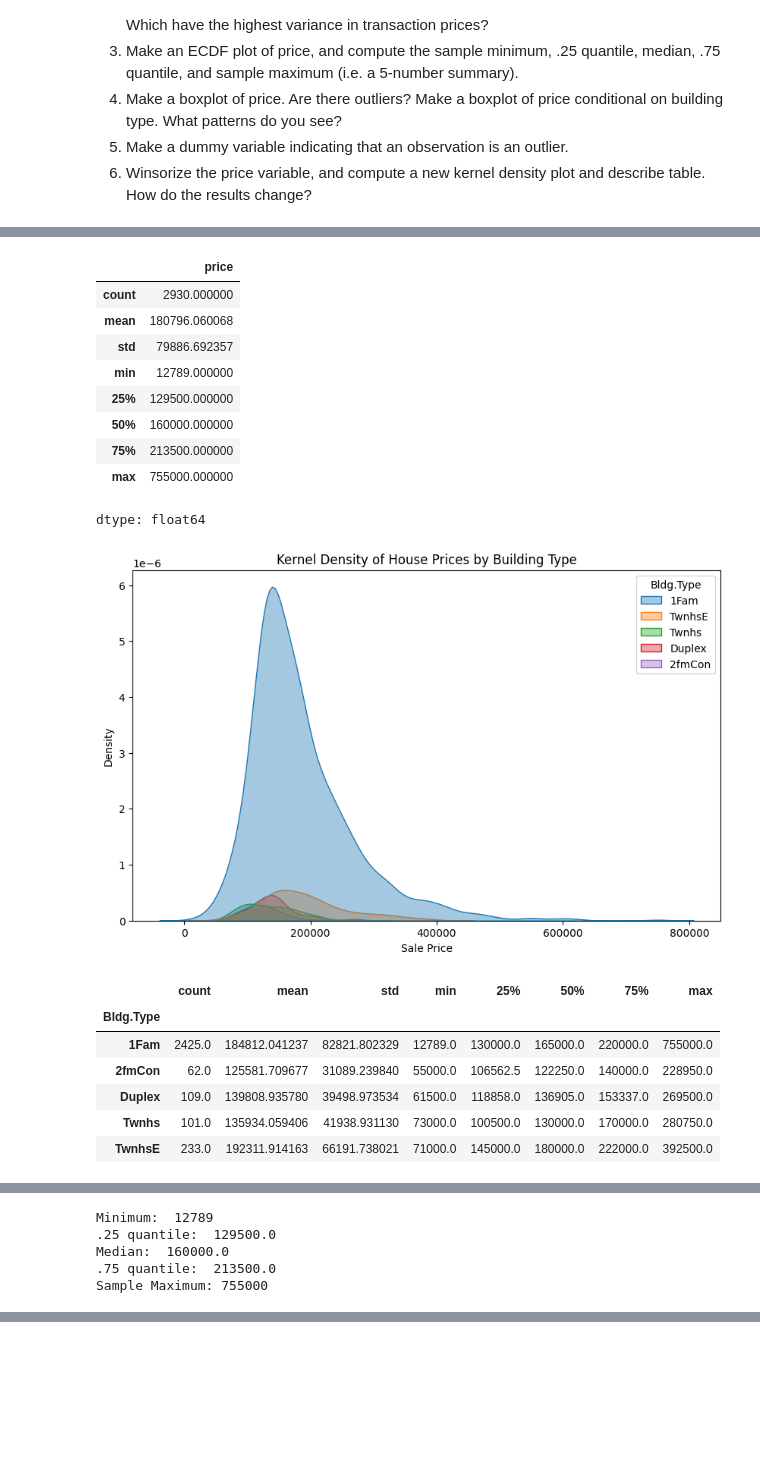
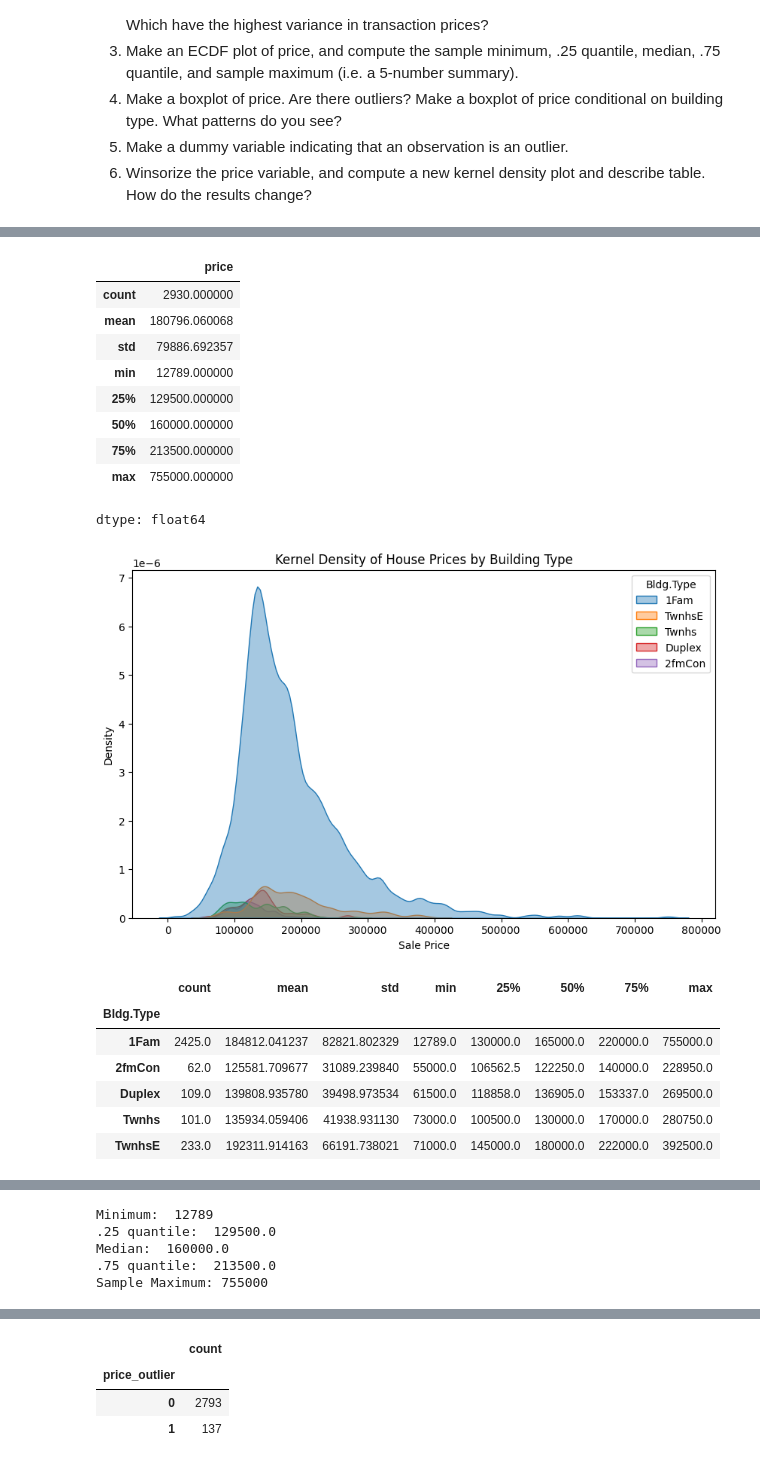
Before and after one commit to thomashooks53/undergrad_ml_assignments, a Jupyter notebook: 01_assignment_wrangling_and_eda.ipynb, the cells around one changed output, grey strips where cells are left out. Saved outputs shown, nothing was run; the diff lists cells and outputs as text; code cells hidden in the pictures; blank space fills up the shorter version.

```diff
--- a/01_assignment_wrangling_and_eda.ipynb
+++ b/01_assignment_wrangling_and_eda.ipynb
@@ -676,16 +676,15 @@ display(ames['price'].describe())
 
 #KDE Plot Conditional on Building Type
 plt.figure(figsize=(10,6))
-sns.kdeplot(data=ames, x='price', hue='Bldg.Type', fill=True, alpha=0.4)
+sns.kdeplot(data=ames, x='price', hue='Bldg.Type', fill=True, bw_adjust = 0.5, alpha=0.4)
 plt.xlabel("Sale Price")
 plt.ylabel("Density")
 plt.title("Kernel Density of House Prices by Building Type")
 plt.show()
 
-# Describe by building type
 display(ames.groupby('Bldg.Type')['price'].describe())
 #This data is somewhat difficult to analyze since the overwhelming type is 1Fam
-#Townhouses have the highest average cost, closely followed by single-family homes. On the opposite end, 2 family conversion have the lowest average cost
+#Townhouse end units have the highest average cost, closely followed by single-family homes. On the opposite end, 2 family conversion have the lowest average cost
 #Single family homes have the most variance with the lowest min and highest max, also boasting the greatest standard deviation
 
 #Part 3
@@ -699,34 +698,76 @@ ames.sort_values('price').plot(
     grid=True,
     legend=False
 )
 
 plt.xlabel("Sale Price")
 plt.ylabel("ECDF")
 plt.title("Empirical CDF of House Prices")
 plt.show()
 
 #5-number Summary
 var = 'price'
 print('Minimum: ', ames[var].min())
 print('.25 quantile: ', ames[var].quantile(.25))
 print('Median: ',ames[var].median())
 print('.75 quantile: ',ames[var].quantile(.75))
 print('Sample Maximum:', ames[var].max())
 
 #Part 4
+
+#Regular Boxplot
+plt.figure(figsize=(8,6))
+sns.boxplot(y=ames['price'])
+plt.ylabel("Sale Price")
+plt.title("Boxplot of House Prices")
+plt.show() #There are many outliers with a large number of houses more expensive than the 75th quartile whisker
+
+#Boxplot Conditional on Building Type
+plt.figure(figsize=(8,6))
+sns.boxplot(y=ames['price'], x=ames['Bldg.Type'])
+plt.ylabel("Sale Price")
+plt.xlabel("Building Type")
+plt.title("Boxplot of House Prices Conditional on Building Type")
+plt.show() #Single family homes have by far the most outliers, whereas Townhouse interiors and 2 family conversions have very few
+
+#Part5
+Q1 = ames['price'].quantile(0.25)
+Q3 = ames['price'].quantile(0.75)
+IQR = Q3 - Q1
+
+lower = Q1 - 1.5 * IQR
+upper = Q3 + 1.5 * IQR
+
+ames['price_outlier'] = ((ames['price'] < lower) | (ames['price'] > upper)).astype(int)
+display(ames['price_outlier'].value_counts()) #Since 1 is an outlier, this indicates 137 prices were found to be outliers
+
+#Part 6
+
+#Winsorize
+ames['price_winsor'] = ames['price'].clip(lower=lower, upper=upper)
+display(ames['price_winsor'].describe())
+
+#KDE Density Plot and Describe Table
+plt.figure(figsize=(8,6))
+sns.kdeplot(ames['price_winsor'], bw_adjust = 0.5,fill=True)
+plt.xlabel("Sale Price (USD)")
+plt.ylabel("Density")
+plt.title("Kernel Density Plot of House Prices")
+plt.show() #The tiny peak that can be seen to the right of $300,000 on the first two plots becomes much more visible on this plot. The data is also far left right-skewed
+
+display(ames['price_winsor'].describe()) #Min value didn't change but max value decreased, indicating all 137 outliers were above the 75th quartile as opposed to below the 25th
 # %% [output]
 [figure]
 |  | price |
 | count | 2930.000000 |
 | mean | 180796.060068 |
 | std | 79886.692357 |
 | min | 12789.000000 |
 | 25% | 129500.000000 |
 | 50% | 160000.000000 |
 | 75% | 213500.000000 |
 | max | 755000.000000 |
 dtype: float64
-[figure, old version]
+[figure, new version]
 |  | count | mean | std | min | 25% | 50% | 75% | max |
 | Bldg.Type |  |  |  |  |  |  |  |  |
 | 1Fam | 2425.0 | 184812.041237 | 82821.802329 | 12789.0 | 130000.0 | 165000.0 | 220000.0 | 755000.0 |
@@ -742,0 +786,4 @@ Sample Maximum: 755000
+|  | count |
+| price_outlier |  |
+| 0 | 2793 |
+| 1 | 137 |
```
Also changed, not shown: parts of 1 cell of this notebook.
